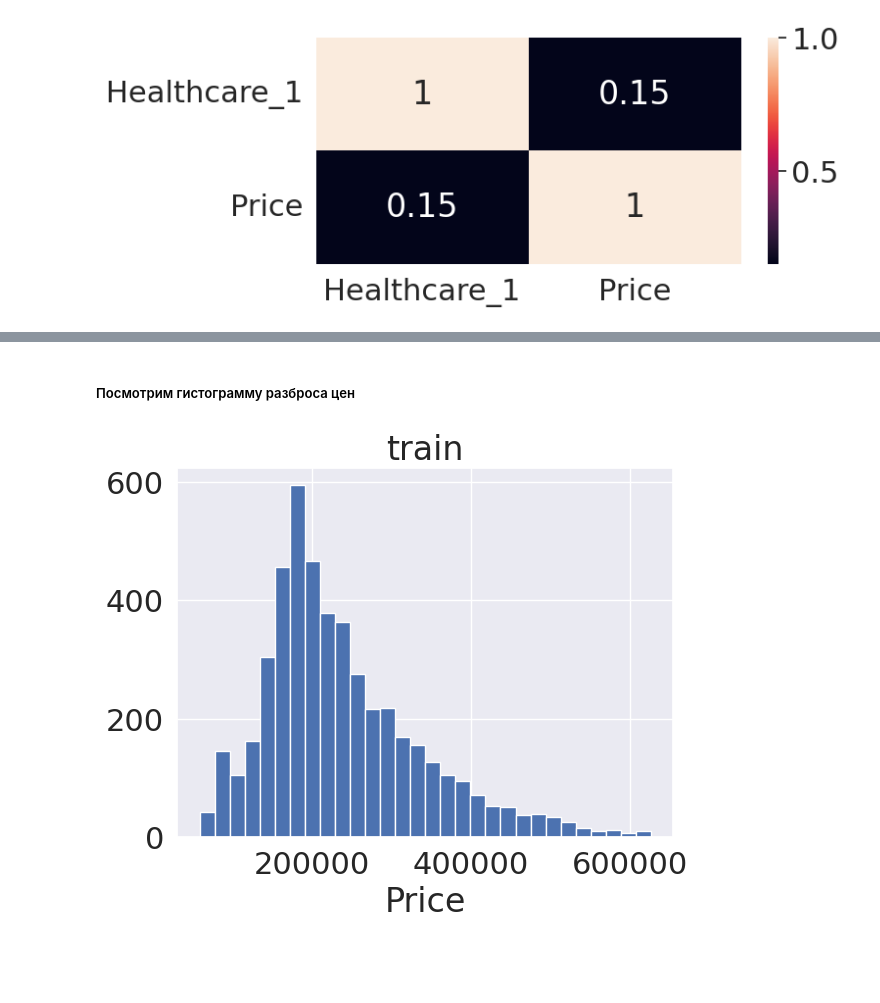
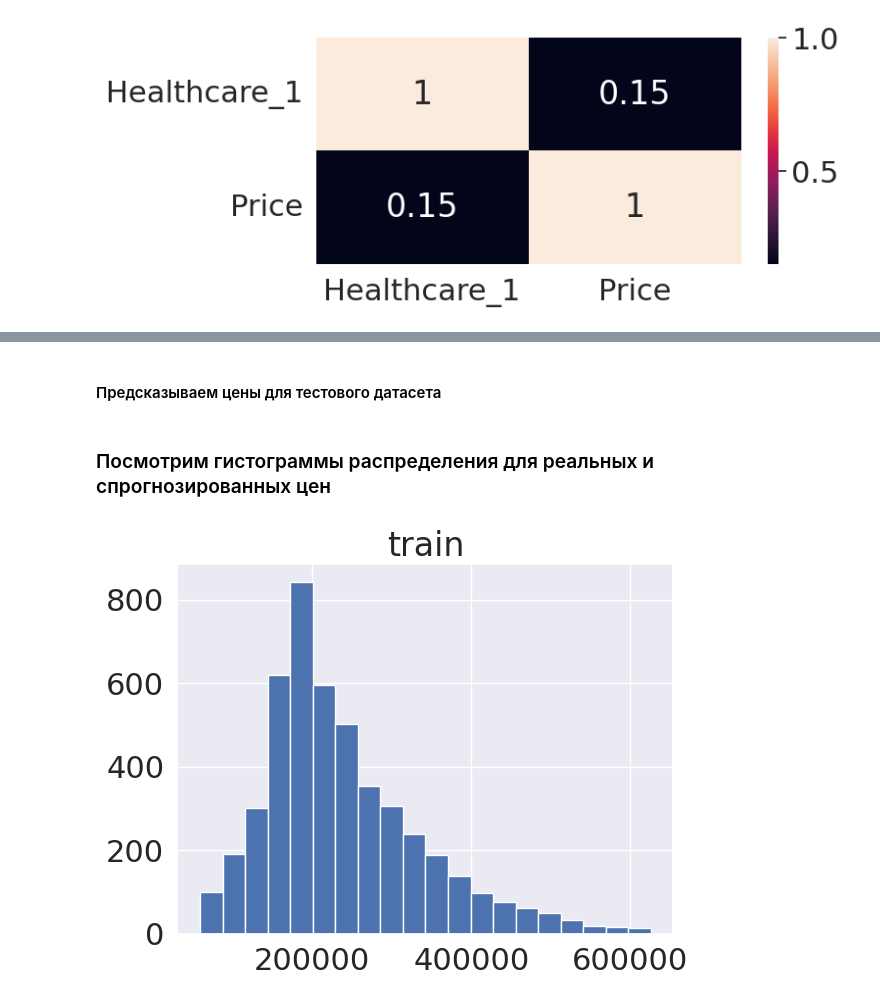
Before and after one commit to nickogee/gb_Python_for_DS, a Jupyter notebook: Course_project/Project.ipynb, the cells around one changed output, grey strips where cells are left out. Drawn from its saved outputs; the diff is of its cells as text; code cells hidden in the pictures; blank space fills up the shorter version.

```diff
--- a/Course_project/Project.ipynb
+++ b/Course_project/Project.ipynb
@@ -86,15 +86,9 @@ def plot_scat(df, column_x:str, column_y:str):
     return None
 # %%
 # выводит гистограмму
-def plot_hist(df, column_x:str, column_y=None, hist_bins=10):
+def plot_hist(df_column_x, title, hist_bins=10):
 
-    if column_y:
-        plt.hist(df[column_x], df[column_y], bins=hist_bins)
-        plt.ylabel(column_y)
-    else:
-        plt.hist(df[column_x], bins=hist_bins)
+    plt.hist(df_column_x, bins=hist_bins)
 
-    plt.xlabel(column_x)
-
-    plt.title('train')
+    plt.title(title)
     return None
@@ -370,3 +330,0 @@ df_train = df_train.merge(sq_1, on=['DistrictId', 'HouseYear'], how='left')
-# %%
-curr_year = 2023
-df_train['attractive_loc'] = (df_train['HouseYear']/curr_year) + ((df_train['Ecology_1'] + df_train['Ecology_2'] + df_train['Ecology_3'])/3 ) + ((df_train['Shops_1']/100) + df_train['Shops_2'])
@@ -405,0 +373,4 @@ sns.heatmap(df.corr(), annot=True, cmap="YlOrBr")
+# %%
+df_train = df_train[df_train['Rooms'] >= 1]
+
+df_test = df_test[df_test['Rooms'] >= 1]
@@ -405,0 +434,9 @@ sns.heatmap(df.corr(), annot=True, cmap="YlOrBr")
+# %%
+curr_year = 2023
+df_train['attractive_loc'] = (df_train['HouseYear']/curr_year) + ((df_train['Ecology_1'] + \
+                            df_train['Ecology_2'] + df_train['Ecology_3'])/3 ) + \
+                            ((df_train['Shops_1']/100) + df_train['Shops_2'])
+
+df_test['attractive_loc'] = (df_test['HouseYear']/curr_year) + ((df_test['Ecology_1'] + \
+                            df_test['Ecology_2'] + df_test['Ecology_3'])/3 ) + \
+                            ((df_test['Shops_1']/100) + df_test['Shops_2'])
@@ -405,0 +612,2 @@ sns.heatmap(df.corr(), annot=True, cmap="YlOrBr")
+# %% [markdown]
+#### Предсказываем цены для тестового датасета
@@ -406,6 +618,6 @@ sns.heatmap(df.corr(), annot=True, cmap="YlOrBr")
 # %% [markdown]
-##### Посмотрим гистограмму разброса цен
+### Посмотрим гистограммы распределения для реальных и спрогнозированных цен
 # %%
-plot_hist(df_train, 'Price', hist_bins=30)
+plot_hist(df_train['Price'], title='train', hist_bins=20)
 # %% [output]
-[figure, old version]
+[figure, new version]
```
Also changed, not shown: parts of 78 cells of this notebook, 4 other files.
